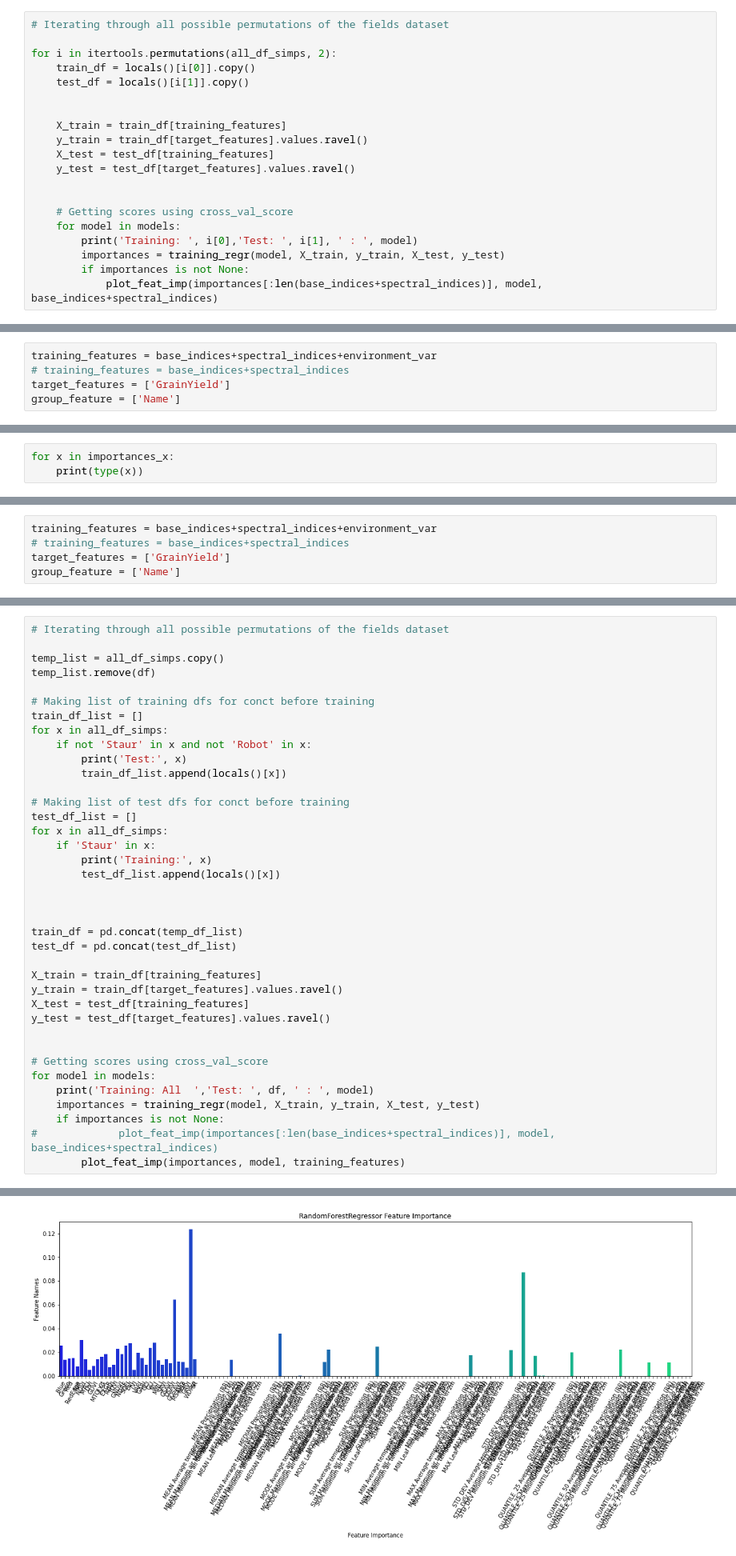
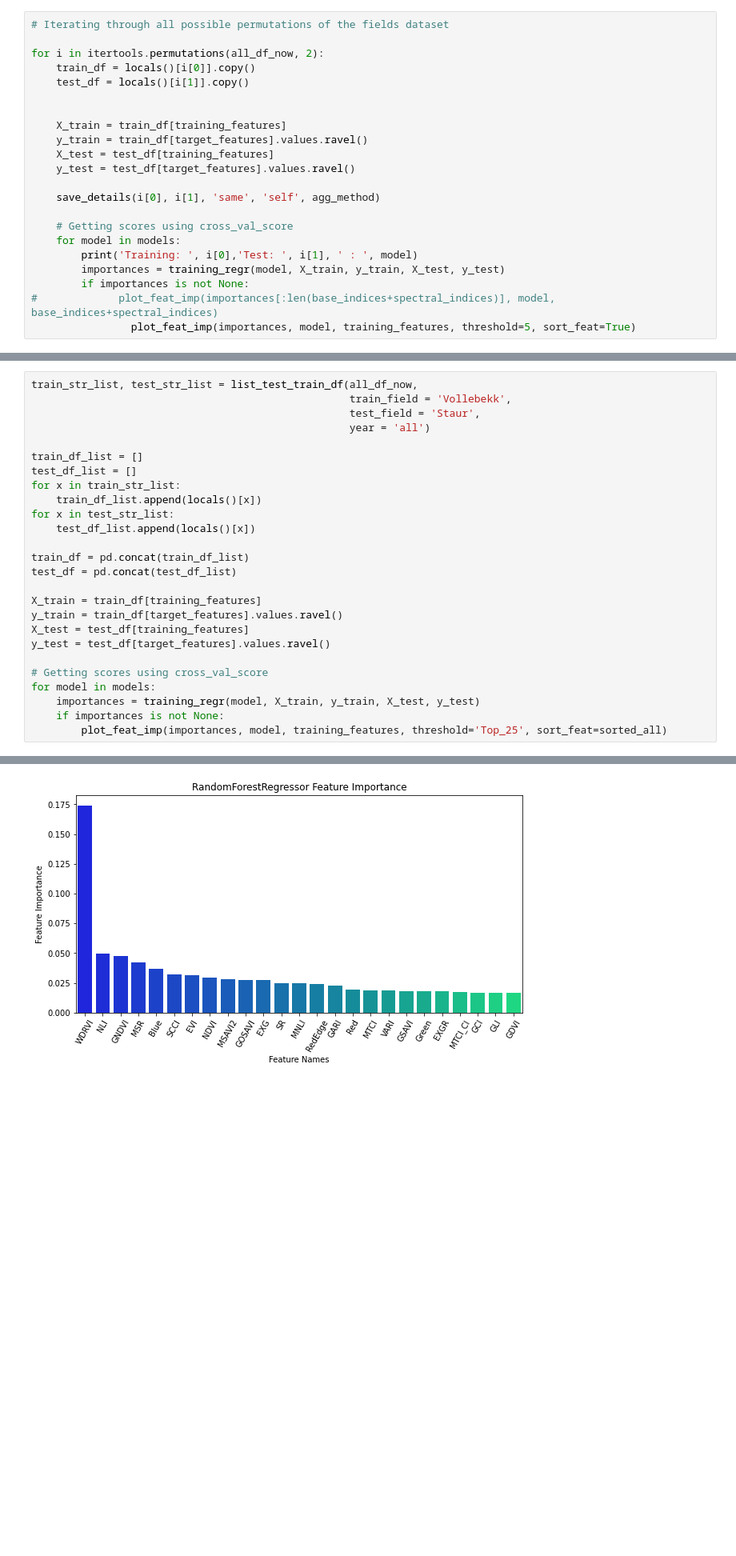
Before and after one commit to fahadijaz/spring_wheat_yield_prediction, a Jupyter notebook: 4. Model Training.ipynb, the cells around one changed output, grey strips where cells are left out. Shown at 80% size. Drawn from its saved outputs; the diff is of its cells as text; blank space fills up the shorter version.

```diff
--- a/4. Model Training.ipynb
+++ b/4. Model Training.ipynb
@@ -766,7 +1066,7 @@ group_feature = ['Name']
 # %%
 # Iterating through all possible permutations of the fields dataset
 
-for i in itertools.permutations(all_df_simps, 2):
+for i in itertools.permutations(all_df_now, 2):
     train_df = locals()[i[0]].copy()
     test_df = locals()[i[1]].copy()
 
@@ -776,12 +1076,14 @@ for i in itertools.permutations(all_df_simps, 2):
     X_test = test_df[training_features]
     y_test = test_df[target_features].values.ravel()
 
+    save_details(i[0], i[1], 'same', 'self', agg_method)
 
     # Getting scores using cross_val_score
     for model in models:
         print('Training: ', i[0],'Test: ', i[1], ' : ', model)
         importances = training_regr(model, X_train, y_train, X_test, y_test)
         if importances is not None:
-            plot_feat_imp(importances[:len(base_indices+spectral_indices)], model, base_indices+spectral_indices)
+#             plot_feat_imp(importances[:len(base_indices+spectral_indices)], model, base_indices+spectral_indices)
+                plot_feat_imp(importances, model, training_features, threshold=5, sort_feat=True)
 # %% [output]
 Training:  Graminor_2019_Simps Test:  Graminor_2020_Simps  :  RandomForestRegressor(n_jobs=-1, random_state=1)
@@ -812,9 +1105,4 @@ RMSE Train: 16.25559580697873       R2 Train: 0.8956659805877796
 # %% [markdown]
 ### One aganist all together
-# %%
-training_features = base_indices+spectral_indices+environment_var
-# training_features = base_indices+spectral_indices
-target_features = ['GrainYield']
-group_feature = ['Name']
 # %%
 # Iterating through all possible permutations of the fields dataset
@@ -892,3 +1157,0 @@ AttributeError: 'bool' object has no attribute 'all'
-# %%
-for x in importances_x:
-    print(type(x))
@@ -915,7 +1160,2 @@ for x in importances_x:
-# %%
-training_features = base_indices+spectral_indices+environment_var
-# training_features = base_indices+spectral_indices
-target_features = ['GrainYield']
-group_feature = ['Name']
 # %% [markdown]
 #### Training Staur, Test Vollebekk
@@ -973,28 +1194,19 @@ AttributeError: 'bool' object has no attribute 'all'
 # %% [markdown]
 #### Training Vollebekk, Test Staur
 # %%
-# Iterating through all possible permutations of the fields dataset
+train_str_list, test_str_list = list_test_train_df(all_df_now,
+                                                   train_field = 'Vollebekk',
+                                                   test_field = 'Staur',
+                                                   year = 'all')
 
-temp_list = all_df_simps.copy()
-temp_list.remove(df)
+train_df_list = []
+test_df_list = []
+for x in train_str_list:
+    train_df_list.append(locals()[x])
+for x in test_str_list:
+    test_df_list.append(locals()[x])
 
-# Making list of training dfs for conct before training
-train_df_list = []
-for x in all_df_simps:
-    if not 'Staur' in x and not 'Robot' in x:
-        print('Test:', x)
-        train_df_list.append(locals()[x])
-
-# Making list of test dfs for conct before training
-test_df_list = []
-for x in all_df_simps:
-    if 'Staur' in x:
-        print('Training:', x)
-        test_df_list.append(locals()[x])
-
-
-
-train_df = pd.concat(temp_df_list)
+train_df = pd.concat(train_df_list)
 test_df = pd.concat(test_df_list)
 
 X_train = train_df[training_features]
@@ -1002,12 +1214,9 @@ y_train = train_df[target_features].values.ravel()
 X_test = test_df[training_features]
 y_test = test_df[target_features].values.ravel()
 
-
 # Getting scores using cross_val_score
 for model in models:
-    print('Training: All  ','Test: ', df, ' : ', model)
     importances = training_regr(model, X_train, y_train, X_test, y_test)
     if importances is not None:
-#             plot_feat_imp(importances[:len(base_indices+spectral_indices)], model, base_indices+spectral_indices)
-        plot_feat_imp(importances, model, training_features)
+        plot_feat_imp(importances, model, training_features, threshold='Top_25', sort_feat=sorted_all)
 # %% [output]
@@ -1023,3 +1227,3 @@ RMSE Train: 23.910550388026685       R2 Train: 0.9532865883762802
-[figure, old version]
+[figure, new version]
 # %% [markdown]
 ### 2020 Vollebekk vs 2020 Staur
```
Also changed, not shown: parts of 83 cells of this notebook, 36 other files.
